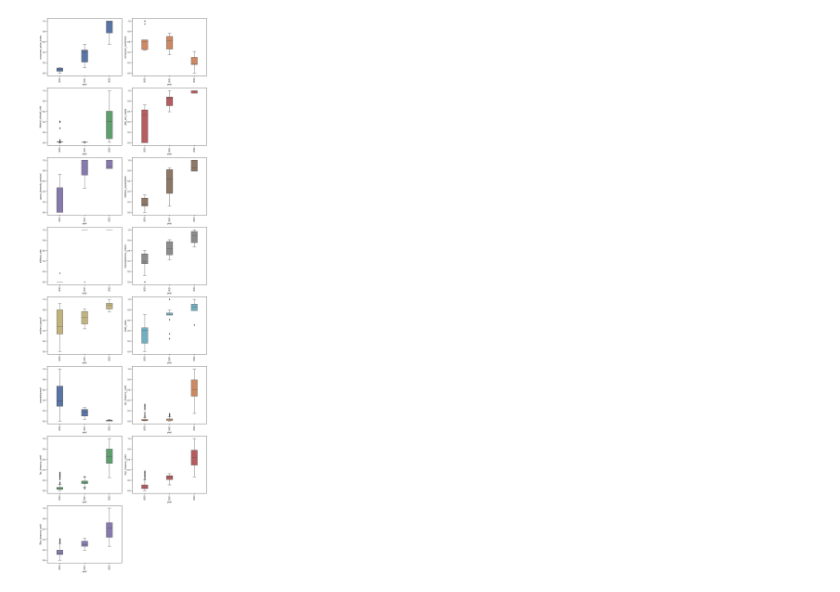
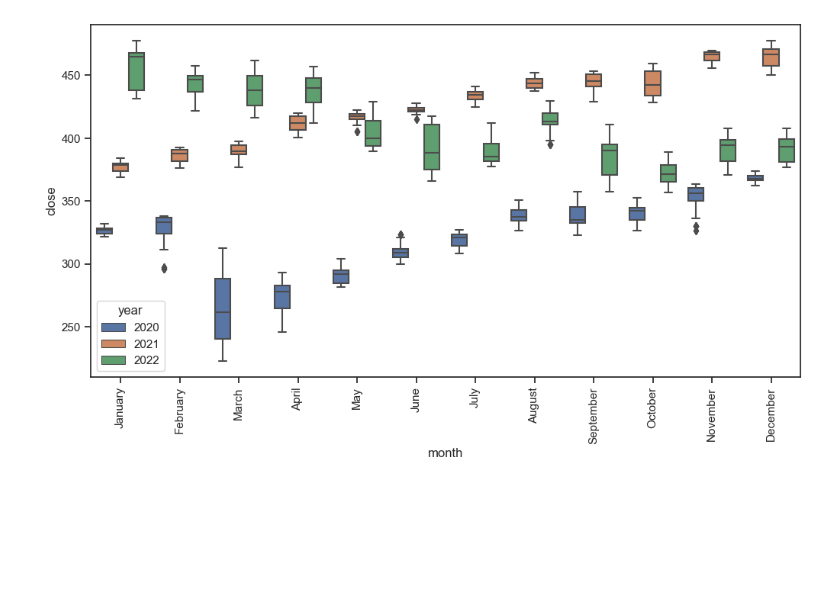
Before and after one commit to noelnamai/mle-alpha-vantage, a Jupyter notebook: exploratory-data-analysis.ipynb, the cells around one changed output. Drawn from its saved outputs; the diff is of its cells as text; code cells hidden in the pictures; blank space fills up the shorter version.

```diff
--- a/exploratory-data-analysis.ipynb
+++ b/exploratory-data-analysis.ipynb
@@ -76,14 +101,11 @@ scaler = MinMaxScaler()
 scaler.fit(df[economic_indicators])
 df[economic_indicators] = scaler.transform(df[economic_indicators])
 # %%
-fig = plt.figure(figsize=(12, 48))
-
 for key, value in enumerate(economic_indicators):
+    fig = plt.figure(figsize=(8, 6))
     sns.set_theme(style="ticks")
-    ax = fig.add_subplot(rows, cols, key + 1)
+    ax = sns.regplot(df, x="close", y=value, color=colors[key], marker=".")
     ax.set(yscale="log")
     ax.yaxis.grid(True)
-    sns.regplot(df, x="close", y=value, ax=ax, color=colors[key], marker=".")
-fig.tight_layout()
-plt.show()
+    plt.show()
 # %% [output]
@@ -91,10 +123,7 @@ plt.show()
 # %%
-fig = plt.figure(figsize=(12, 48))
-
 for key, value in enumerate(economic_indicators):
+    fig = plt.figure(figsize=(8, 6))
     sns.set_theme(style="ticks")
-    ax = fig.add_subplot(rows, cols, key + 1)
-    sns.histplot(df, x=value, ax=ax, bins=10, color=colors[key], kde=True, stat="density")
-fig.tight_layout()
-plt.show()
+    sns.histplot(df, x=value, bins=10, color=colors[key], kde=True, stat="density")
+    plt.show()
 # %% [output]
@@ -101,0 +180,15 @@ plt.show()
+# %%
+for key, value in enumerate(economic_indicators):
+    sns.set_theme(style="ticks")
+    g = sns.FacetGrid(
+        data=df,
+        col="year",
+        hue="year",
+        subplot_kws=dict(projection="polar"),
+        height=4.5,
+        despine=False
+    )
+    g.map(sns.scatterplot, "close", value)
+    plt.xticks(rotation=90)
+fig.tight_layout()
+plt.show()
@@ -102,12 +207,10 @@ plt.show()
 # %%
-fig = plt.figure(figsize=(12, 48))
+fig = plt.figure(figsize=(12, 6))
 
-for key, value in enumerate(economic_indicators):
-    sns.set_theme(style="ticks")
-    ax = fig.add_subplot(rows, cols, key + 1)
-    sns.boxplot(df, x="year", y=value, ax=ax, orient="v", color=colors[key], width=0.25)
-    plt.xticks(rotation=90)
-fig.tight_layout()
+order = ["Monday", "Tuesday", "Wednesday", "Thursday", "Friday", "Saturday", "Sunday"]
+sns.set_theme(style="ticks")
+sns.boxplot(df, x="month", y="close", hue="year")
+plt.xticks(rotation=90)
 plt.show()
 # %% [output]
-[figure, old version]
+[figure, new version]
```
Also changed, not shown: parts of 21 cells of this notebook, 3 other files.
